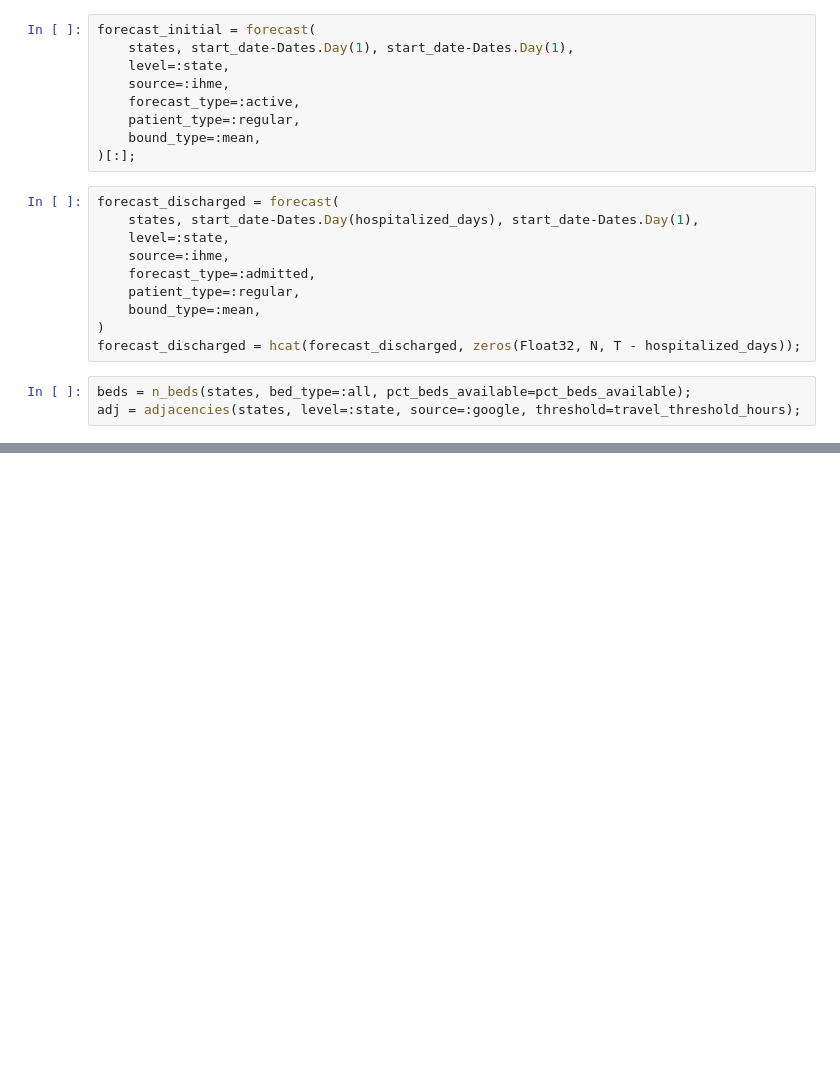
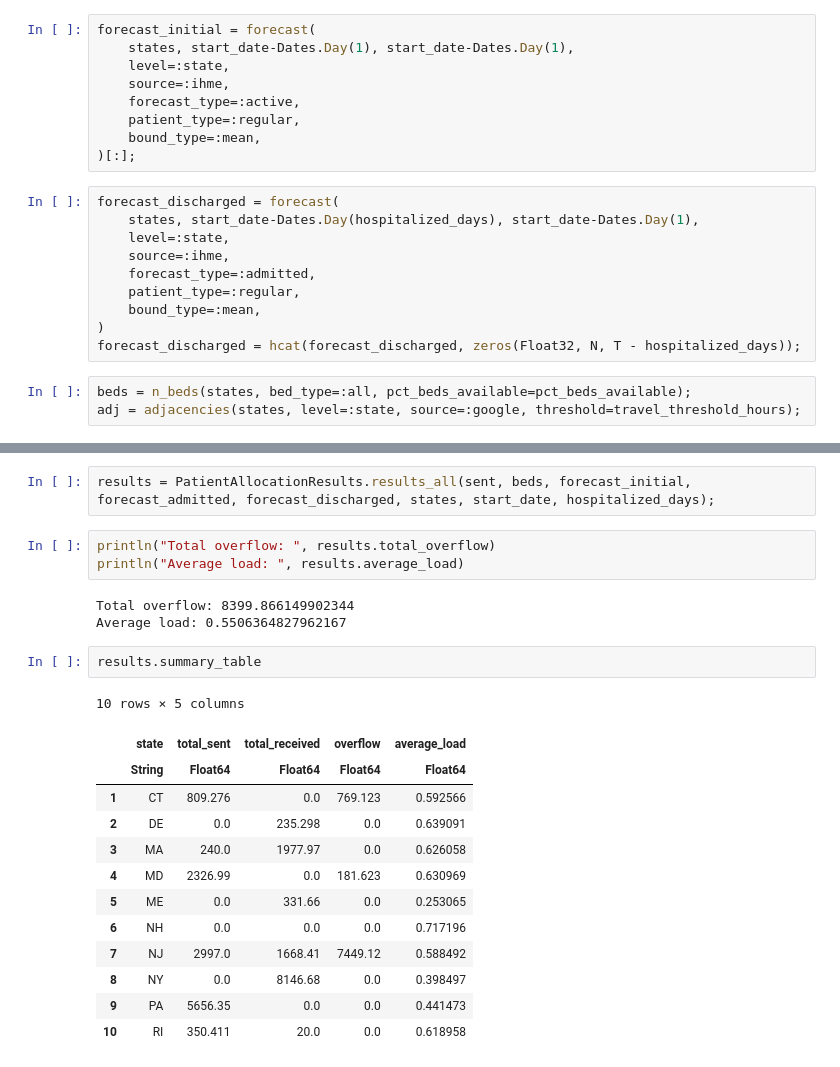
Before and after one commit to flixpar/covid-resource-allocation, a Jupyter notebook: notebooks/patients/patient_allocation_base.ipynb, the cells around one changed output, grey strips where cells are left out. Saved outputs shown, nothing was run; the diff lists cells and outputs as text; blank space fills up the shorter version.

```diff
--- a/notebooks/patients/patient_allocation_base.ipynb
+++ b/notebooks/patients/patient_allocation_base.ipynb
@@ -198,0 +101,24 @@ First day:
+# %%
+results = PatientAllocationResults.results_all(sent, beds, forecast_initial, forecast_admitted, forecast_discharged, states, start_date, hospitalized_days);
+# %%
+println("Total overflow: ", results.total_overflow)
+println("Average load: ", results.average_load)
+# %% [output]
+Total overflow: 8399.866149902344
+Average load: 0.5506364827962167
+# %%
+results.summary_table
+# %% [output]
+10 rows × 5 columns
+|  | state | total_sent | total_received | overflow | average_load |
+|  | String | Float64 | Float64 | Float64 | Float64 |
+| 1 | CT | 809.276 | 0.0 | 769.123 | 0.592566 |
+| 2 | DE | 0.0 | 235.298 | 0.0 | 0.639091 |
+| 3 | MA | 240.0 | 1977.97 | 0.0 | 0.626058 |
+| 4 | MD | 2326.99 | 0.0 | 181.623 | 0.630969 |
+| 5 | ME | 0.0 | 331.66 | 0.0 | 0.253065 |
+| 6 | NH | 0.0 | 0.0 | 0.0 | 0.717196 |
+| 7 | NJ | 2997.0 | 1668.41 | 7449.12 | 0.588492 |
+| 8 | NY | 0.0 | 8146.68 | 0.0 | 0.398497 |
+| 9 | PA | 5656.35 | 0.0 | 0.0 | 0.441473 |
+| 10 | RI | 350.411 | 20.0 | 0.0 | 0.618958 |
```
Also changed, not shown: parts of 16 cells of this notebook, 1 other file.
